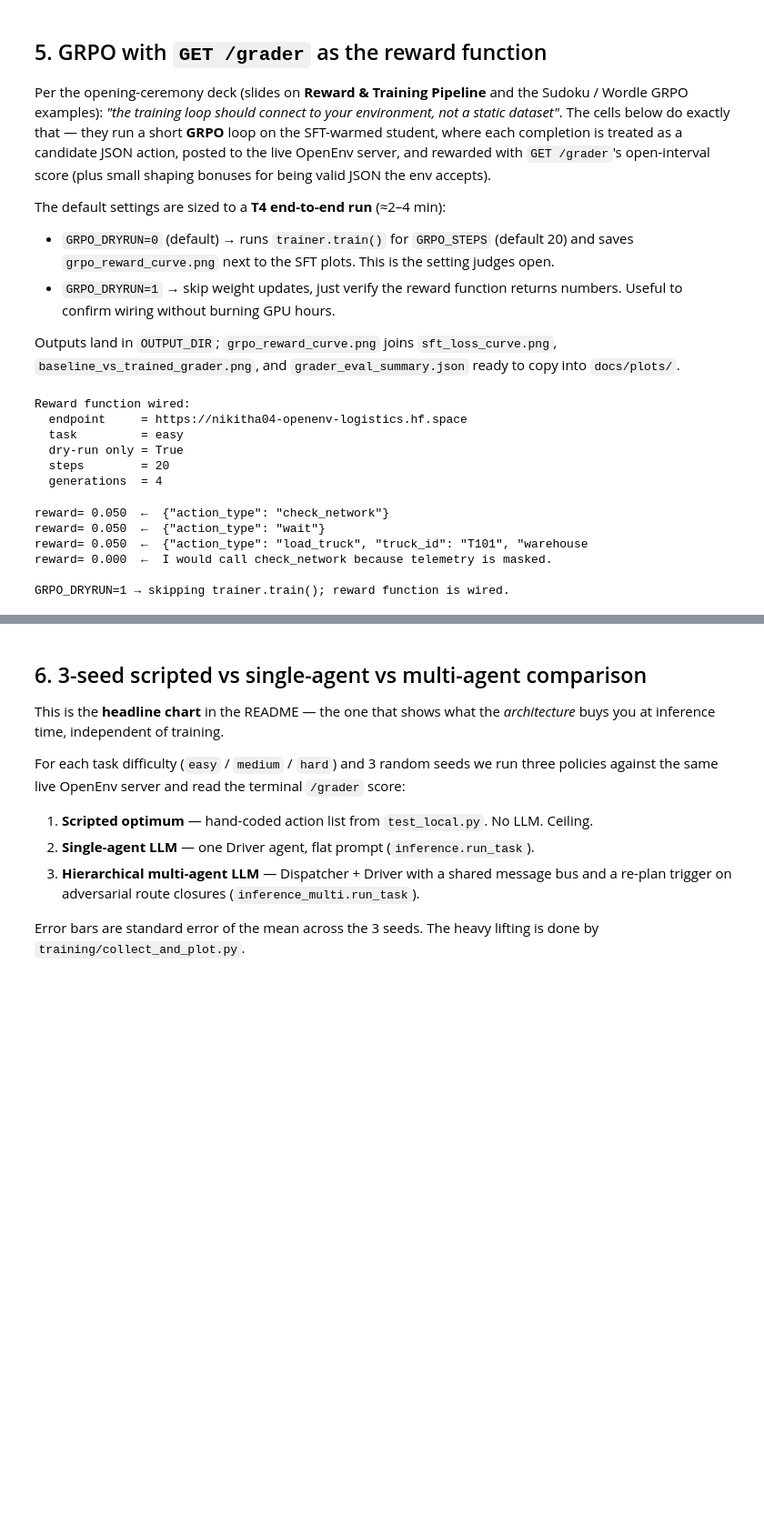
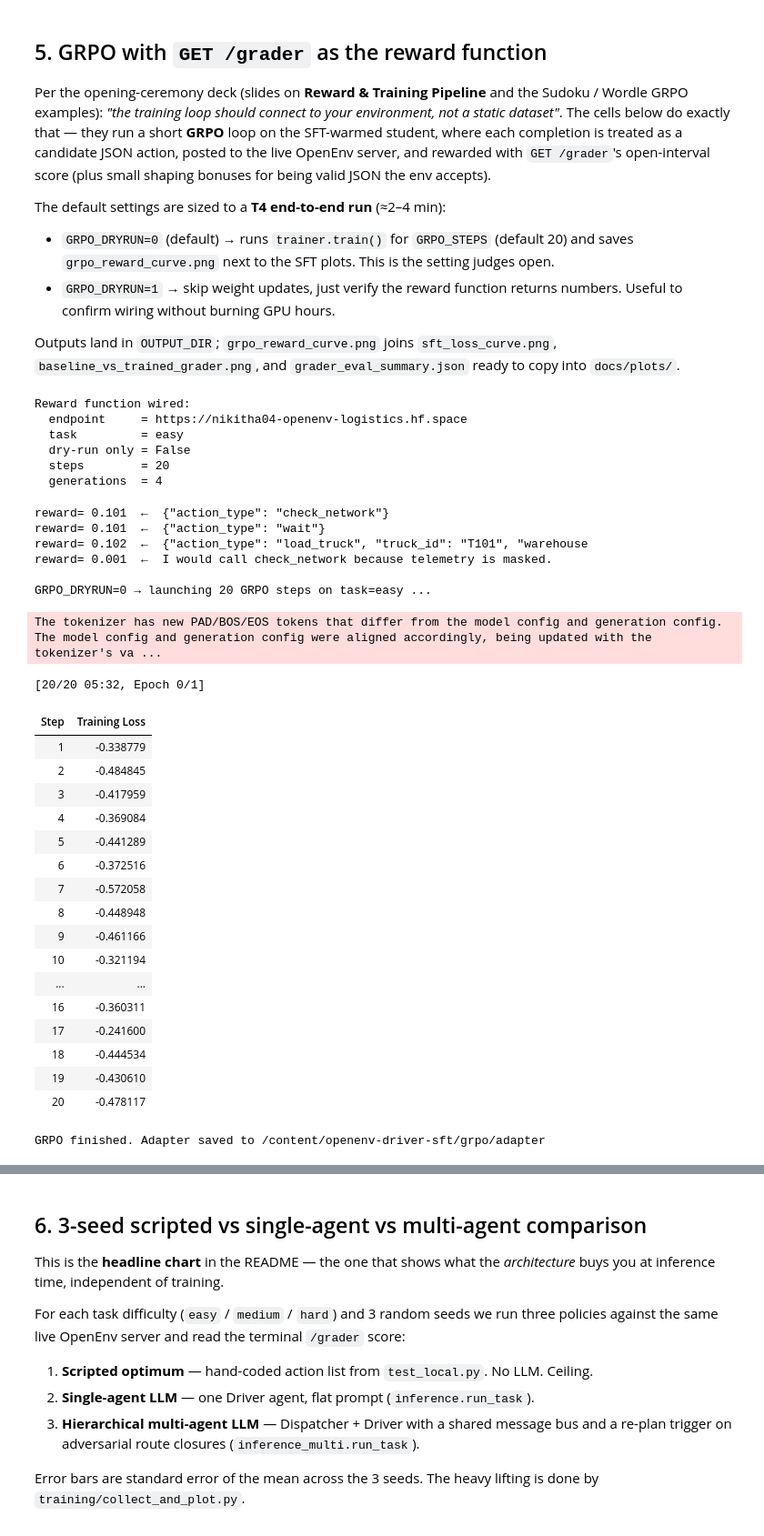
Before and after one commit to nikitha-0704/openenv-logistics, a Jupyter notebook: notebooks/train_driver_trl.ipynb, the cells around one changed output, grey strips where cells are left out. Shown at 91% size. Saved outputs shown, nothing was run; the diff lists cells and outputs as text; code cells hidden in the pictures; blank space fills up the shorter version.

```diff
--- a/notebooks/train_driver_trl.ipynb
+++ b/notebooks/train_driver_trl.ipynb
@@ -784,21 +783,20 @@ def _completion_to_text(completion) -> str:
 
 
 def grader_reward(prompts, completions, **_kwargs):
-    """Reward = GET /grader after a single env step.
-
-    Shaping (small, dense, prevents flat-zero gradients early in training):
-      +0.05 if the completion contains a valid action JSON
-      +0.05 if /step accepts it (no `error` field)
-      + grader.score in (0, 1)
-    """
     rewards: list[float] = []
     for completion in completions:
         text = _completion_to_text(completion)
-        shaped = 0.0
+
+        # --- CHANGE 1: START WITH VARIANCE ---
+        # This ensures every completion has a unique baseline reward immediately.
+        # Even if JSON extraction fails, rewards will be e.g. 0.00042 vs 0.00039.
+        shaped = len(text) * 0.00001
+
         action = _extract_json(text)
         if action is None:
             rewards.append(shaped)
             continue
+
         shaped += _SHAPING_VALID_JSON
         try:
             _safe_reset(GRPO_TASK)
@@ -808,6 +806,7 @@ def grader_reward(prompts, completions, **_kwargs):
         except requests.RequestException:
             rewards.append(shaped)
             continue
+
         shaped += _grader_score()
         rewards.append(shaped)
     return rewards
@@ -823,7 +822,7 @@ print(f"  generations  = {NUM_GENERATIONS}")
 Reward function wired:
   endpoint     = https://nikitha04-openenv-logistics.hf.space
   task         = easy
-  dry-run only = True
+  dry-run only = False
   steps        = 20
   generations  = 4
 # %%
@@ -873,39 +872,58 @@ else:
         lora_dropout=0.05,
         bias="none",
         task_type="CAUSAL_LM",
         target_modules=["q_proj", "k_proj", "v_proj", "o_proj"],
     )
     grpo_config = GRPOConfig(
         output_dir=str(GRPO_OUTPUT_DIR),
         learning_rate=5e-6,
         per_device_train_batch_size=2,
         gradient_accumulation_steps=4,
         max_steps=GRPO_STEPS,
         logging_steps=1,
         num_generations=NUM_GENERATIONS,
-        max_prompt_length=MAX_PROMPT_LEN,
         max_completion_length=MAX_COMPLETION_LEN,
         bf16=torch.cuda.is_available(),
         report_to="none",
     )
     grpo_trainer = GRPOTrainer(
         model=policy,
         args=grpo_config,
         train_dataset=ds_grpo,
         processing_class=grpo_tokenizer,
         reward_funcs=[grader_reward],
         peft_config=grpo_lora if not isinstance(policy, PeftModel) else None,
     )
     grpo_trainer.train()
     grpo_trainer.save_model(str(GRPO_OUTPUT_DIR / "adapter"))
     print(f"\nGRPO finished. Adapter saved to {GRPO_OUTPUT_DIR / 'adapter'}")
 # %% [output]
-reward= 0.050  ←  {"action_type": "check_network"}
-reward= 0.050  ←  {"action_type": "wait"}
-reward= 0.050  ←  {"action_type": "load_truck", "truck_id": "T101", "warehouse
-reward= 0.000  ←  I would call check_network because telemetry is masked.
+reward= 0.101  ←  {"action_type": "check_network"}
+reward= 0.101  ←  {"action_type": "wait"}
+reward= 0.102  ←  {"action_type": "load_truck", "truck_id": "T101", "warehouse
+reward= 0.001  ←  I would call check_network because telemetry is masked.
 
-GRPO_DRYRUN=1 → skipping trainer.train(); reward function is wired.
+GRPO_DRYRUN=0 → launching 20 GRPO steps on task=easy ...
+The tokenizer has new PAD/BOS/EOS tokens that differ from the model config and generation config. The model config and generation config were aligned accordingly, being updated with the tokenizer's va ...
+[20/20 05:32, Epoch 0/1]
+| Step | Training Loss |
+| 1 | -0.338779 |
+| 2 | -0.484845 |
+| 3 | -0.417959 |
+| 4 | -0.369084 |
+| 5 | -0.441289 |
+| 6 | -0.372516 |
+| 7 | -0.572058 |
+| 8 | -0.448948 |
+| 9 | -0.461166 |
+| 10 | -0.321194 |
+| ... | ... |
+| 16 | -0.360311 |
+| 17 | -0.241600 |
+| 18 | -0.444534 |
+| 19 | -0.430610 |
+| 20 | -0.478117 |
+GRPO finished. Adapter saved to /content/openenv-driver-sft/grpo/adapter
 # %%
 import json
 from pathlib import Path
```
Also changed, not shown: parts of 11 cells of this notebook, 8 other files.
